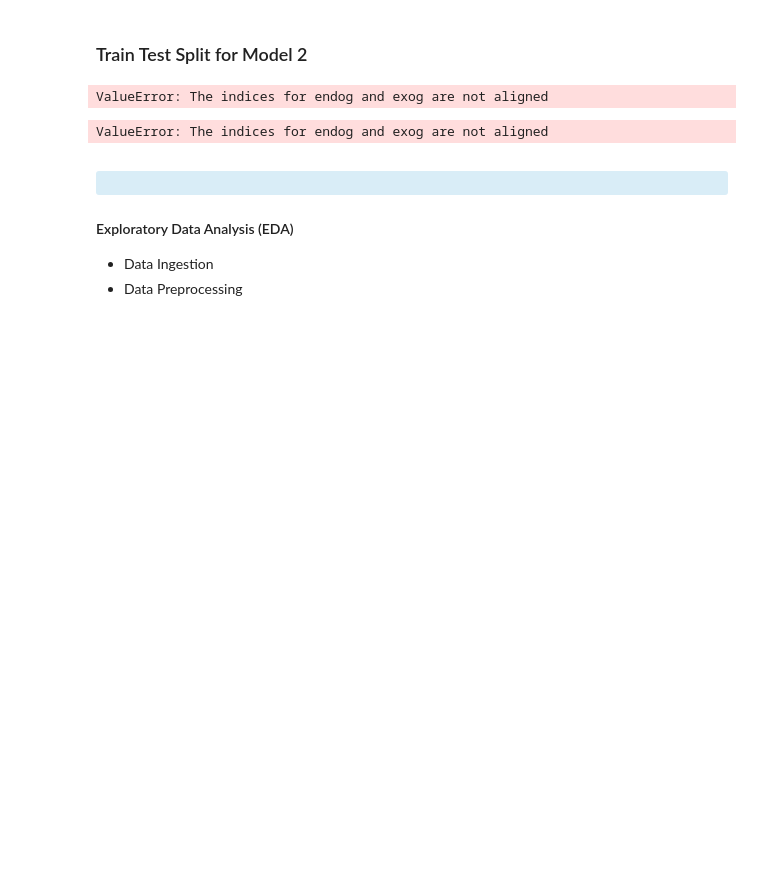
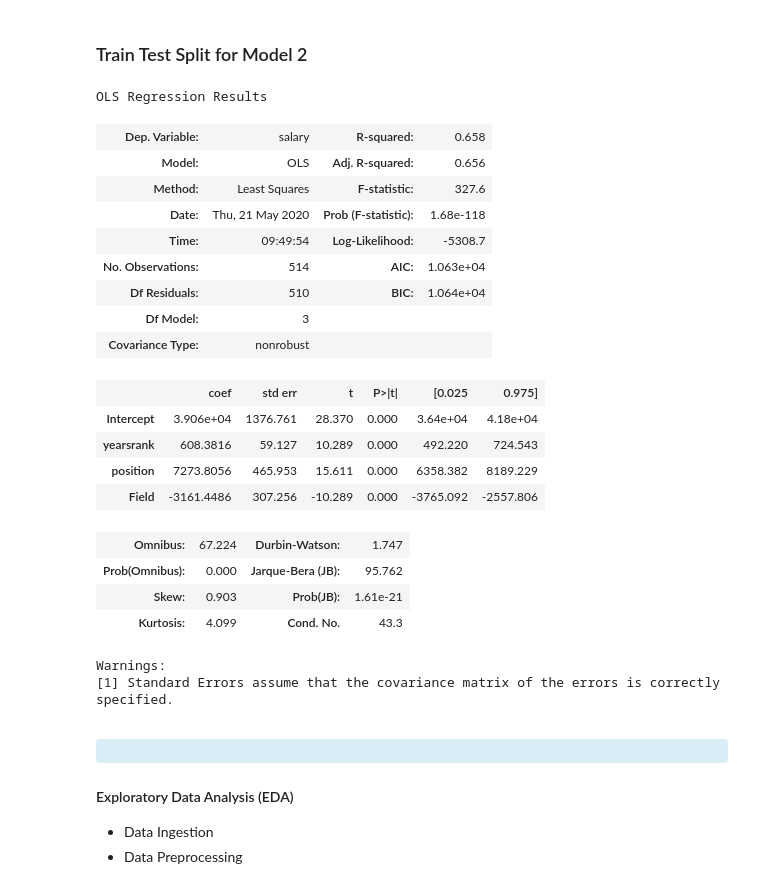
Before and after one commit to MphoKhotleng/OOP_for_DataScience, a Jupyter notebook: OOP_MLR.ipynb, the cells around one changed output. Drawn from its saved outputs; the diff is of its cells as text; code cells hidden in the pictures; blank space fills up the shorter version.

Commit message:
building 2nd model

```diff
--- a/OOP_MLR.ipynb
+++ b/OOP_MLR.ipynb
@@ -142,15 +157,35 @@ X_train2, X_test2, y_train2, y_test2 = train_test_split(X_2, y, test_size = 0.3)
+# %%
+model.summary()
+# %% [output]
+OLS Regression Results
+| Dep. Variable: | salary | R-squared: | 0.658 |
+| Model: | OLS | Adj. R-squared: | 0.656 |
+| Method: | Least Squares | F-statistic: | 327.6 |
+| Date: | Thu, 21 May 2020 | Prob (F-statistic): | 1.68e-118 |
+| Time: | 09:49:54 | Log-Likelihood: | -5308.7 |
+| No. Observations: | 514 | AIC: | 1.063e+04 |
+| Df Residuals: | 510 | BIC: | 1.064e+04 |
+| Df Model: | 3 |  |  |
+| Covariance Type: | nonrobust |  |  |
+|  | coef | std err | t | P>|t| | [0.025 | 0.975] |
+| Intercept | 3.906e+04 | 1376.761 | 28.370 | 0.000 | 3.64e+04 | 4.18e+04 |
+| yearsrank | 608.3816 | 59.127 | 10.289 | 0.000 | 492.220 | 724.543 |
+| position | 7273.8056 | 465.953 | 15.611 | 0.000 | 6358.382 | 8189.229 |
+| Field | -3161.4486 | 307.256 | -10.289 | 0.000 | -3765.092 | -2557.806 |
+| Omnibus: | 67.224 | Durbin-Watson: | 1.747 |
+| Prob(Omnibus): | 0.000 | Jarque-Bera (JB): | 95.762 |
+| Skew: | 0.903 | Prob(JB): | 1.61e-21 |
+| Kurtosis: | 4.099 | Cond. No. | 43.3 |
+Warnings:
+[1] Standard Errors assume that the covariance matrix of the errors is correctly specified.
 # %%
-model2 = sm.add_constant(X_train2)
-model2 = sm.OLS(y_train2, X_2).fit()
-# model2.summary()
+# model2 = sm.add_constant(X_train2)
+# model2 = sm.OLS(y_train2, X_2).fit()
+# # model2.summary()
-# %% [output]
-ValueError: The indices for endog and exog are not aligned
 # %%
-model2 = sm.add_constant(X_train2)
-model2 = sm.OLS(y_train2, X_2).fit()
-model2.summary()
+# model2 = sm.add_constant(X_train2)
+# model2 = sm.OLS(y_train2, X_2).fit()
+# # model2.summary()
-# %% [output]
-ValueError: The indices for endog and exog are not aligned
 # %% [markdown]
 <a id='EDA'></a> <div class="alert alert-block alert-info">
 
```
Also changed, not shown: parts of 7 cells of this notebook.
